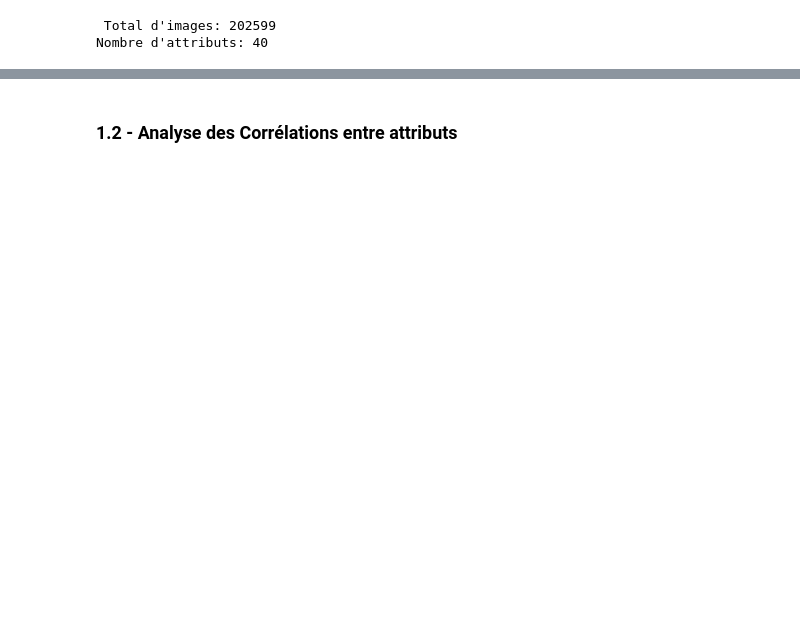
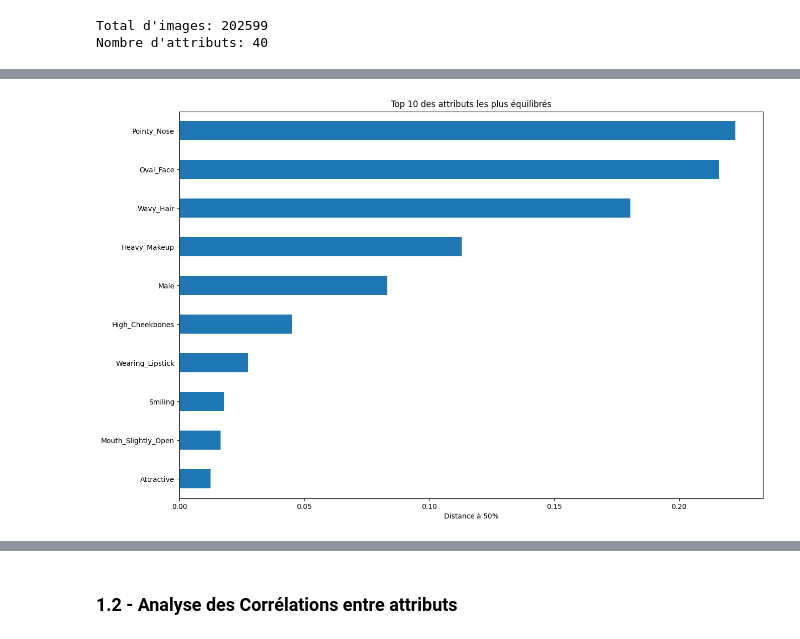
Before and after one commit to daphnemaschas/REXIA, a Jupyter notebook: notebooks/données_images.ipynb, the cells around one changed output, grey strips where cells are left out. Cells and saved outputs as stored; diff of their text form; code cells hidden in the pictures; blank space fills up the shorter version.

```diff
--- a/notebooks/données_images.ipynb
+++ b/notebooks/données_images.ipynb
@@ -155,0 +153,9 @@ Bald                :   2.24% (n=4547)
+# %%
+plt.figure(figsize=(15, 10))
+balanced = (df_attrs[attribute_cols].sum() / len(df_attrs) - 0.5).abs().sort_values()[:10]
+balanced.plot(kind='barh')
+plt.xlabel('Distance à 50%')
+plt.title('Top 10 des attributs les plus équilibrés')
+plt.show()
+# %% [output]
+[figure, added]
```
Also changed, not shown: parts of 20 cells of this notebook.
